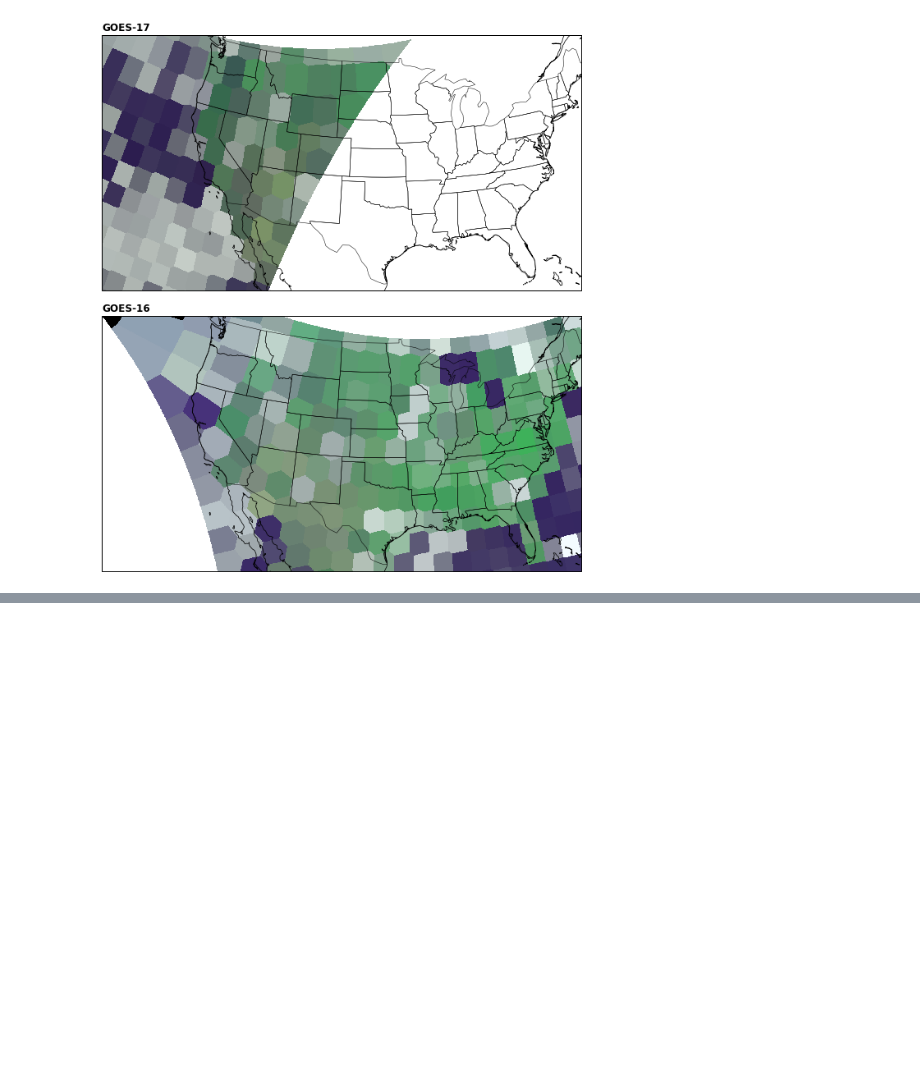
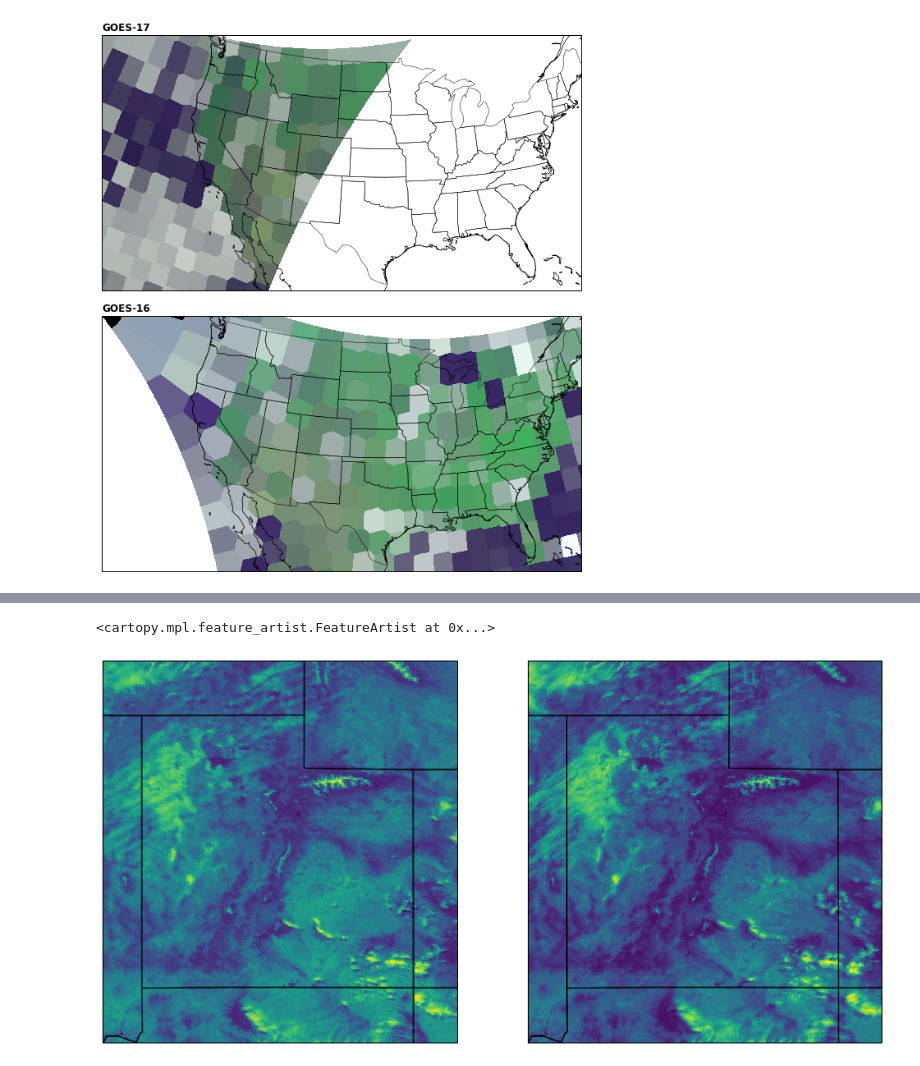
Before and after one commit to adomakor412/GOEScode, a Jupyter notebook: GOES16_GOES17_overlay_CMI.ipynb, the cells around one changed output, grey strips where cells are left out. Cells and saved outputs as stored; diff of their text form; code cells hidden in the pictures; blank space fills up the shorter version.

```diff
--- a/GOES16_GOES17_overlay_CMI.ipynb
+++ b/GOES16_GOES17_overlay_CMI.ipynb
@@ -253,0 +385,68 @@ from pyresample import image, geometry
+# %%
+
+R16 = rgb16[:,:,0]
+R17 = rgb17[:,:,0]
+
+from pyresample import image, geometry
+prj = pyproj.Proj("+proj=eqc +units=m")
+a = prj(-114.75, 36) # lower left coordinates
+b = prj(-108.25, 43) # upper right coordinates
+extent = a + b
+goes16_area = geometry.AreaDefinition('GOES-16', 'CONUS',
+                                'GOES-16',
+                                {'a': 6378137.0,
+                                 'b': 6356752.31414,
+                                 'rf': 298.2572221,
+                                 'proj': 'geos',
+                                 'lon_0': -75.0,
+                                 'lat_0': 0.0,
+                                'h': 35786023.0,
+                                 'x_0': 0,
+                                 'y_0': 0,
+                                 'units': 'm',
+                                 'sweep': 'x'},
+                                R16.shape[1], R16.shape[0],
+                              [float(x16.min()), float(y16.min()),float(x16.max()),  float(y16.max())])
+goes17_area = geometry.AreaDefinition('GOES-17', 'CONUS',
+                                'GOES-17',
+                                {'a': 6378137.0,
+                                 'b': 6356752.31414,
+                                 'rf': 298.2572221,
+                                 'proj': 'geos',
+                                 'lon_0': -137.0,
+                                 'lat_0': 0.0,
+                                 'h': 35786023.0,
+                                 'x_0': 0,
+                                 'y_0': 0,
+                                 'units': 'm',
+                                 'sweep': 'x'},
+                                R17.shape[1], R17.shape[0],
+                              [float(x17.min()), float(y17.min()),float(x17.max()),  float(y17.max())])
+area_pc_def = geometry.AreaDefinition('areaD', 'CONUS-UTAH', 'areaD',
+                                  {'ellps': 'WGS84',
+                                   'proj': 'eqc',
+                                   'lon_0': 0},
+                                    800, 800,
+                                   extent)
+geos16_con_nn = image.ImageContainerNearest(R16, goes16_area, radius_of_influence=50000)
+area_con_nn_16 = geos16_con_nn.resample(area_pc_def)
+image_pc_16 = area_con_nn_16.image_data
+
+geos17_con_nn = image.ImageContainerNearest(R17, goes17_area, radius_of_influence=50000)
+area_con_nn_17 = geos17_con_nn.resample(area_pc_def)
+image_pc_17 = area_con_nn_17.image_data
+
+fig = plt.figure(figsize=(15, 8))
+
+ax1 = fig.add_subplot(1, 2, 1, projection=pc)
+ax2 = fig.add_subplot(1, 2, 2, projection=pc)
+
+ax1.set_extent([-114.75, -108.25, 36, 43], crs=pc)
+ax1.imshow(image_pc_16, extent=[-114.75, -108.25, 36, 43], origin='upper')
+ax1.add_feature(ccrs.cartopy.feature.STATES)
+ax2.set_extent([-114.75, -108.25, 36, 43], crs=pc)
+ax2.imshow(image_pc_17, extent=[-114.75, -108.25, 36, 43], origin='upper')
+ax2.add_feature(ccrs.cartopy.feature.STATES)
+# %% [output]
+<cartopy.mpl.feature_artist.FeatureArtist at 0x...>
+[figure, added]
```
Also changed, not shown: parts of 14 cells of this notebook, 4 other files.
